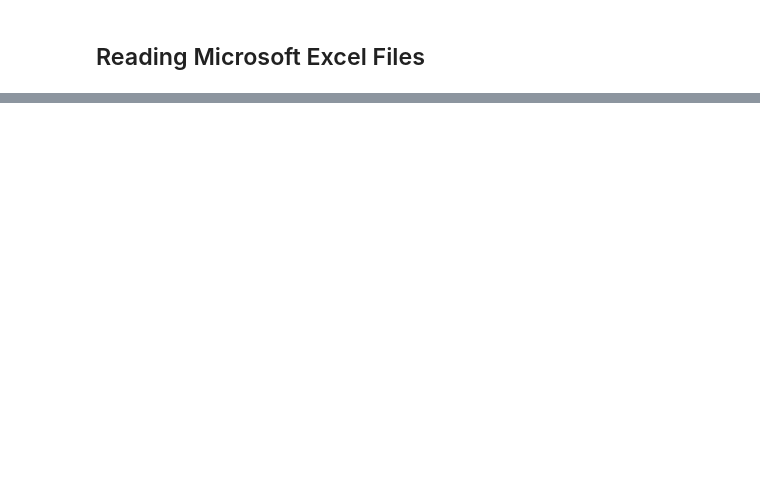
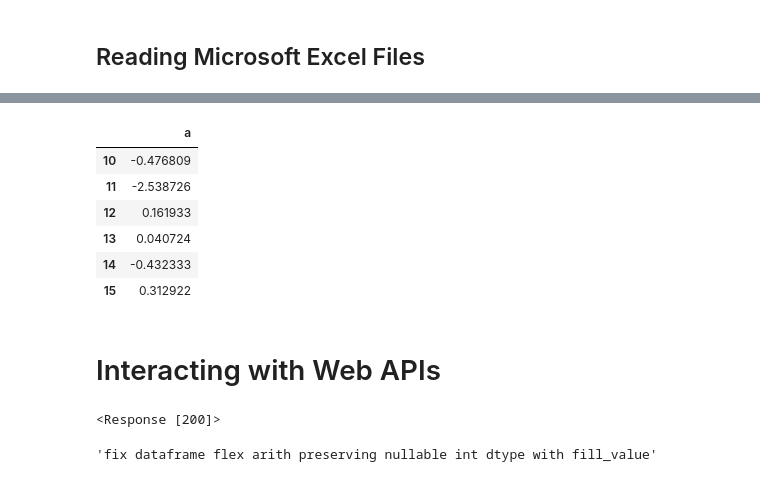
Before and after one commit to Scarecrow0741/Data_Analysis, a Jupyter notebook: Data Loading, Storage, and File Formats/code.ipynb, the cells around one changed output, grey strips where cells are left out. Cells and saved outputs as stored; diff of their text form; code cells hidden in the pictures; blank space fills up the shorter version.

```diff
--- a/Data Loading, Storage, and File Formats/code.ipynb
+++ b/Data Loading, Storage, and File Formats/code.ipynb
@@ -597,0 +585,5 @@ fec.head()
+# %%
+frame = pd.DataFrame({"a": np.random.standard_normal(100)})
+store = pd.HDFStore("../examples/mydata.h5")
+store["obj1"] = frame
+store
@@ -597,0 +609,13 @@ fec.head()
+# %%
+store.put("obj2", frame, format="table")
+store.select("obj2" , where = ["index >= 10 and index <=15"])
+# %% [output]
+|  | a |
+| 10 | -0.476809 |
+| 11 | -2.538726 |
+| 12 | 0.161933 |
+| 13 | 0.040724 |
+| 14 | -0.432333 |
+| 15 | 0.312922 |
+# %% [markdown]
+# Interacting with Web APIs
@@ -597,0 +630,4 @@ fec.head()
+# %%
+resp # Printing resp confirms the standard 200 status code, which means the server successfully found the resource and transmitted the data.
+# %% [output]
+<Response [200]>
@@ -597,0 +636,4 @@ fec.head()
+# %%
+data[0]["title"]
+# %% [output]
+'fix dataframe flex arith preserving nullable int dtype with fill_value'
```
Also changed, not shown: parts of 31 cells of this notebook.
